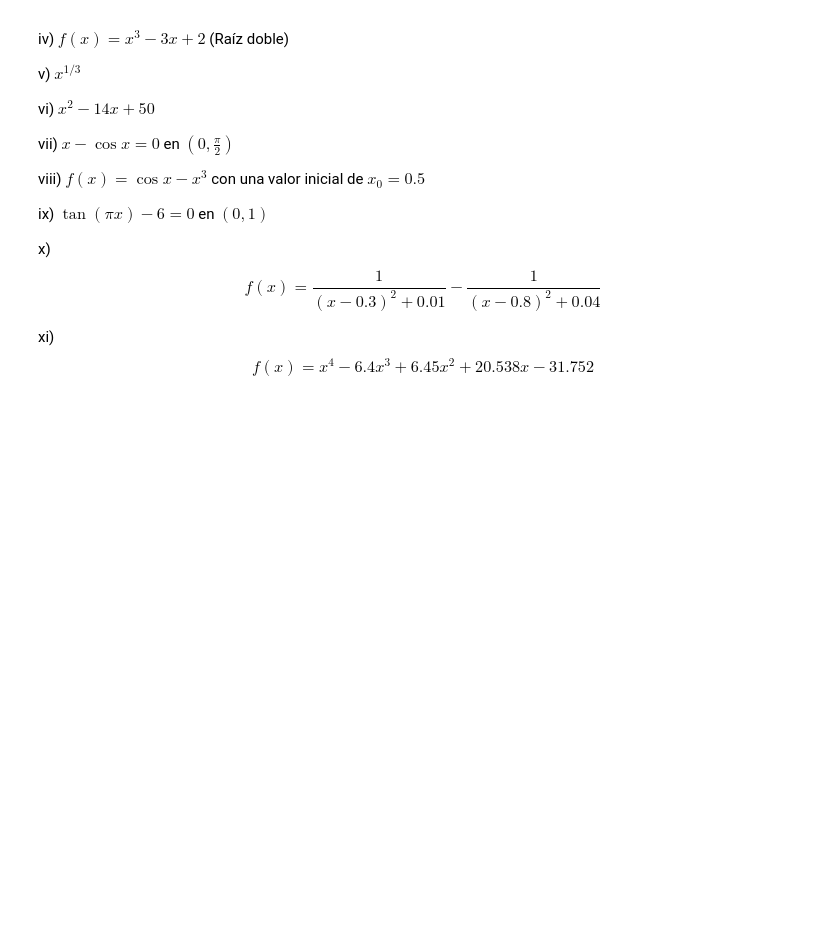
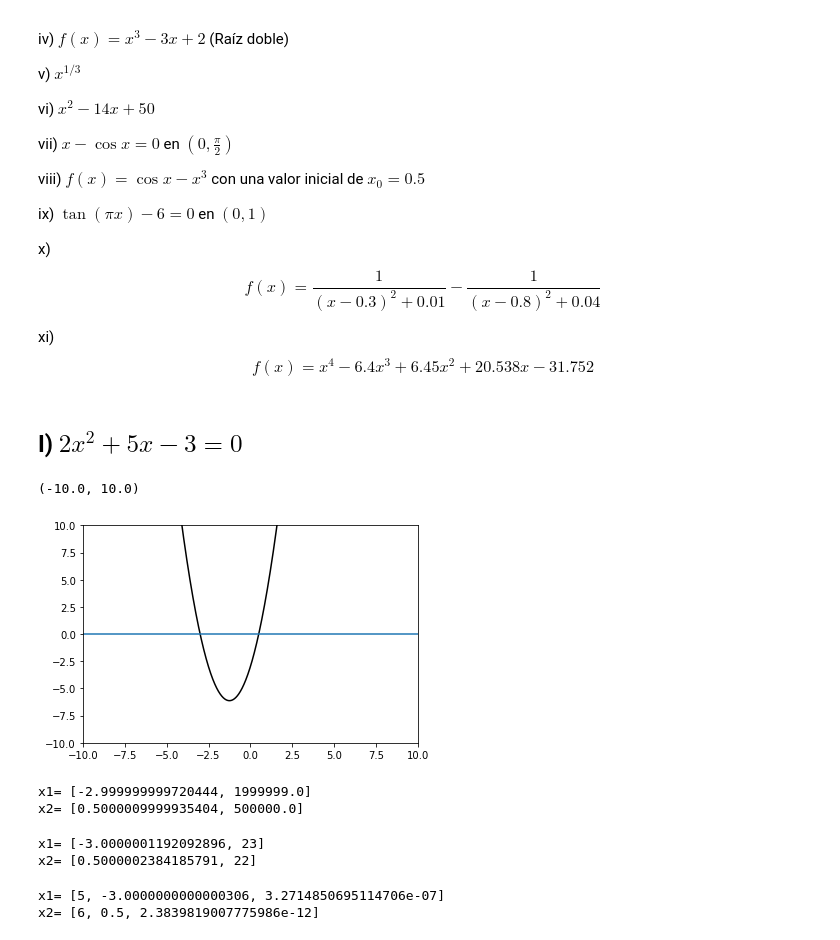
Before and after one commit to AndresAVargas/Fisica_Computacional, a Jupyter notebook: Tareas/Tarea1_FC_2022-2.ipynb, the cells around one changed output. Saved outputs shown, nothing was run; the diff lists cells and outputs as text; code cells hidden in the pictures; blank space fills up the shorter version.

```diff
--- a/Tareas/Tarea1_FC_2022-2.ipynb
+++ b/Tareas/Tarea1_FC_2022-2.ipynb
@@ -580,0 +675,36 @@ $$
+# %% [markdown]
+## I) $2x^2+5x-3=0$
+# %%
+def funcion1(x):
+    return 2*(x**2)+(5*x)-3
+def df1(x):
+    return 4*x+5
+x=arange(-10,10,0.001)
+plot(x,funcion1(x),'k')
+axhline(0)
+ylim(-10,10)
+xlim(-10,10)
+# %% [output]
+(-10.0, 10.0)
+[figure, added]
+# %%
+#Calculo con Búsqueda incremental
+print("x1=",incremental(funcion1,-5,0,1e-6))
+print("x2=",incremental(funcion1,0,3,1e-6))
+# %% [output]
+x1= [-2.999999999720444, 1999999.0]
+x2= [0.5000009999935404, 500000.0]
+# %%
+#Calculo con bisección
+print("x1=",biseccion(funcion1,-5,0,1e-6))
+print("x2=",biseccion(funcion1,0,3,1e-6))
+# %% [output]
+x1= [-3.0000001192092896, 23]
+x2= [0.5000002384185791, 22]
+# %%
+#Calculo con Newton-Raphson
+print("x1=", newton(funcion1,df1,-5,1e-6))
+print("x2=", newton(funcion1,df1,3,1e-6))
+# %% [output]
+x1= [5, -3.0000000000000306, 3.2714850695114706e-07]
+x2= [6, 0.5, 2.3839819007775986e-12]
```
Also changed, not shown: parts of 87 cells of this notebook.
